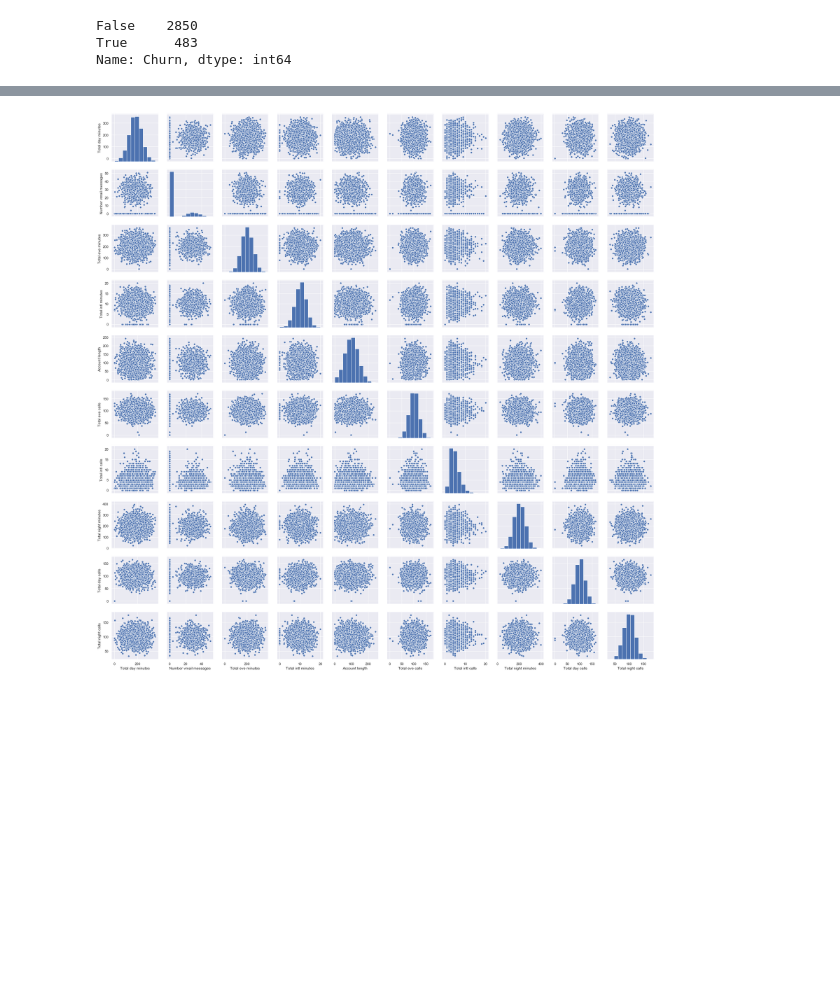
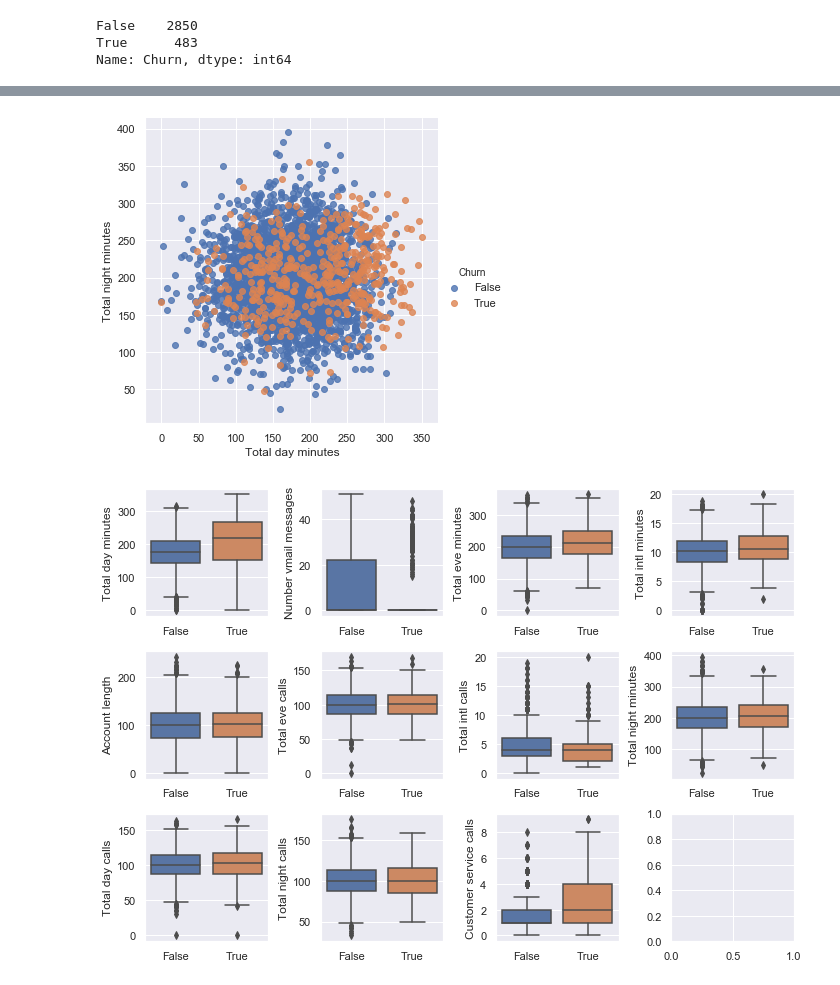
Before and after one commit to Duneholy/ods_learning, a Jupyter notebook: jupyter_russian/topic02_visual_analysis/my tests/matplotlib.ipynb, the cells around one changed output, grey strips where cells are left out. Saved outputs shown, nothing was run; the diff lists cells and outputs as text; code cells hidden in the pictures; blank space fills up the shorter version.

```diff
--- a/jupyter_russian/topic02_visual_analysis/my tests/matplotlib.ipynb
+++ b/jupyter_russian/topic02_visual_analysis/my tests/matplotlib.ipynb
@@ -98,9 +98,3 @@ sns.jointplot('Total day minutes', 'Total night minutes', data=df,
               kind="kde", color="g");
 # %% [output]
 [drawing not drawn]
-# %%
-# `pairplot()` may become very slow with the SVG format
-%config InlineBackend.figure_format = 'png'
-sns.pairplot(df[numerical]);
-# %% [output]
-[figure, removed]
@@ -106,0 +103,17 @@ sns.pairplot(df[numerical]);
+# %%
+sns.lmplot('Total day minutes', 'Total night minutes', data=df, hue='Churn', fit_reg=False);
+# %% [output]
+[figure, added]
+# %%
+# Sometimes you can analyze an ordinal variable just as numerical one
+numerical.append('Customer service calls')
+
+fig, axes = plt.subplots(nrows=3, ncols=4, figsize=(10, 7))
+for idx, feat in enumerate(numerical):
+    ax = axes[int(idx / 4), idx % 4]
+    sns.boxplot(x='Churn', y=feat, data=df, ax=ax)
+    ax.set_xlabel('')
+    ax.set_ylabel(feat)
+fig.tight_layout();
+# %% [output]
+[figure, added]
```
Also changed, not shown: parts of 4 cells of this notebook.
